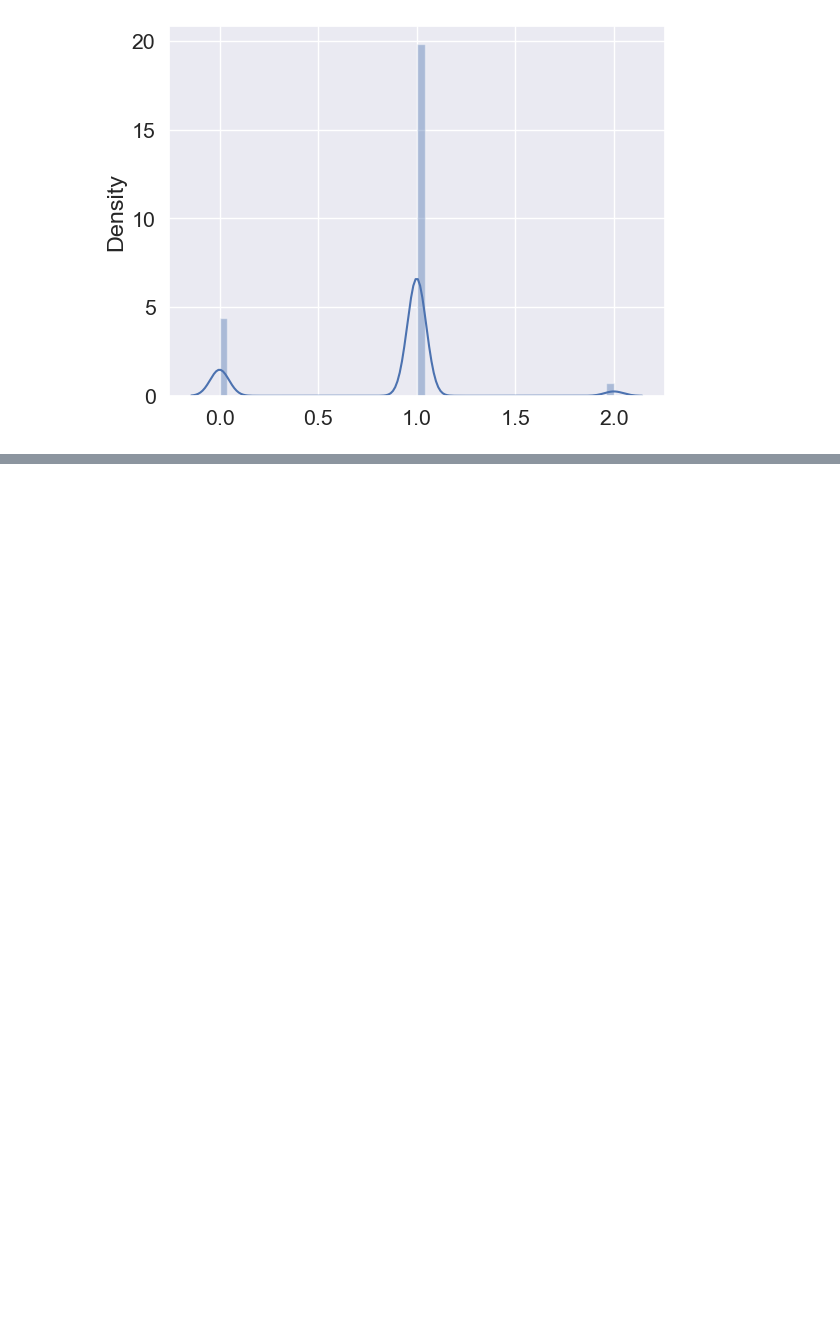
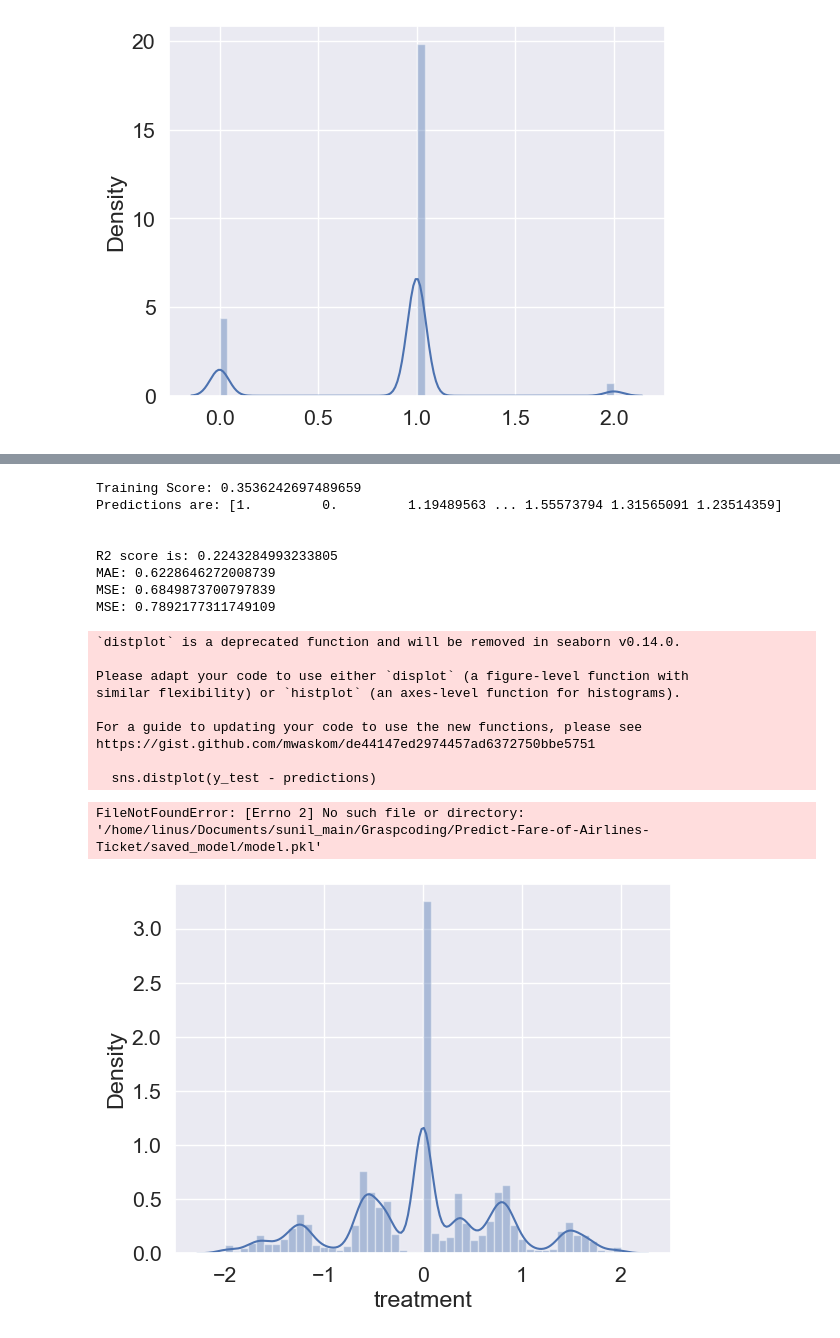
Before and after one commit to bhandariarun/KMC_Project, a Jupyter notebook: Minor_Project_Machine_Learning.ipynb, the cells around one changed output, grey strips where cells are left out. Cells and saved outputs as stored; diff of their text form; code cells hidden in the pictures; blank space fills up the shorter version.

```diff
--- a/Minor_Project_Machine_Learning.ipynb
+++ b/Minor_Project_Machine_Learning.ipynb
@@ -987,0 +1034,3 @@ https://gist.github.com/mwaskom/de44147ed2974457ad6372750bbe5751
+# %%
+X_data = features.drop('treatment', axis = 1)
+X_data.head()
@@ -987,0 +1044,3 @@ https://gist.github.com/mwaskom/de44147ed2974457ad6372750bbe5751
+# %%
+y_data = features['treatment']
+y_data
@@ -987,0 +1109,31 @@ https://gist.github.com/mwaskom/de44147ed2974457ad6372750bbe5751
+# %%
+X_train, X_test, y_train, y_test = train_test_split(X_data, y_data, test_size = 0.2,
+                                                    train_size = 0.8, random_state = 70311)
+# %%
+from sklearn import metrics
+import pickle
+import os
+
+def pred(ml_model, dump):
+    model = ml_model.fit(X_train, y_train)
+    print('Training Score: {}'.format(model.score(X_train, y_train)))
+    predictions = model.predict(X_test)
+    print('Predictions are: {}'.format(predictions))
+    print('\n')
+
+    r2_score = metrics.r2_score(y_test, predictions)
+    print('R2 score is: {}'.format(r2_score))
+
+    MAE = metrics.mean_absolute_error(y_test, predictions)
+    print('MAE: {}'.format(MAE))
+
+    MSE = metrics.mean_squared_error(y_test, predictions)
+    print('MSE: {}'.format(MSE))
+
+    rmse = np.sqrt(MAE)
+    print('MSE: {}'.format(rmse))
+    sns.distplot(y_test - predictions)
+
+    if dump == 1:
+        file = open('/home/linus/Documents/sunil_main/Graspcoding/Predict-Fare-of-Airlines-Ticket/saved_model/model.pkl', 'wb')
+        pickle.dump(model, file)
@@ -987,0 +1142,22 @@ https://gist.github.com/mwaskom/de44147ed2974457ad6372750bbe5751
+# %%
+pred(RandomForestRegressor(), 1)
+# %% [output]
+Training Score: 0.3536242697489659
+Predictions are: [1.         0.         1.19489563 ... 1.55573794 1.31565091 1.23514359]
+
+
+R2 score is: 0.2243284993233805
+MAE: 0.6228646272008739
+MSE: 0.6849873700797839
+MSE: 0.7892177311749109
+`distplot` is a deprecated function and will be removed in seaborn v0.14.0.
+
+Please adapt your code to use either `displot` (a figure-level function with
+similar flexibility) or `histplot` (an axes-level function for histograms).
+
+For a guide to updating your code to use the new functions, please see
+https://gist.github.com/mwaskom/de44147ed2974457ad6372750bbe5751
+
+  sns.distplot(y_test - predictions)
+FileNotFoundError: [Errno 2] No such file or directory: '/home/linus/Documents/sunil_main/Graspcoding/Predict-Fare-of-Airlines-Ticket/saved_model/model.pkl'
+[figure, added]
```
Also changed, not shown: parts of 17 cells of this notebook.
